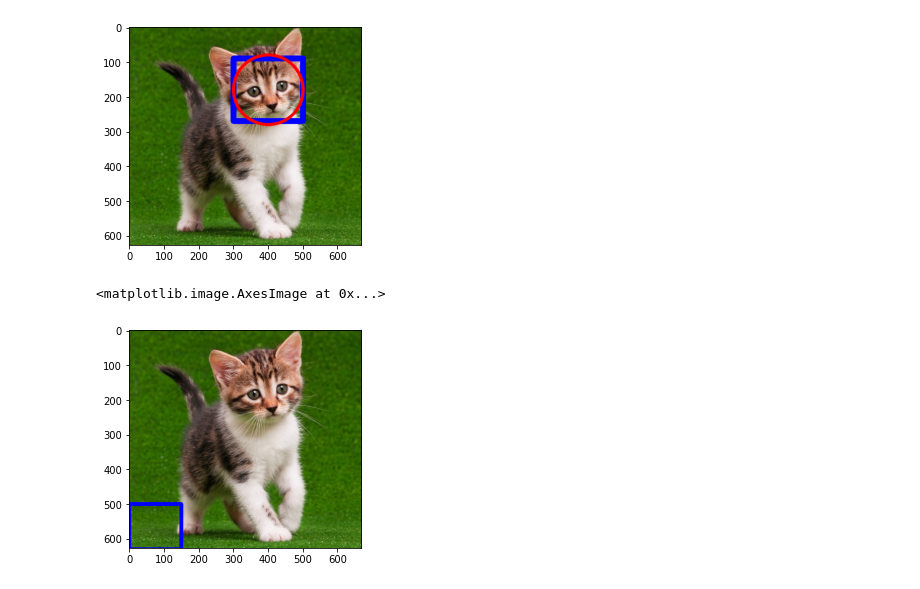
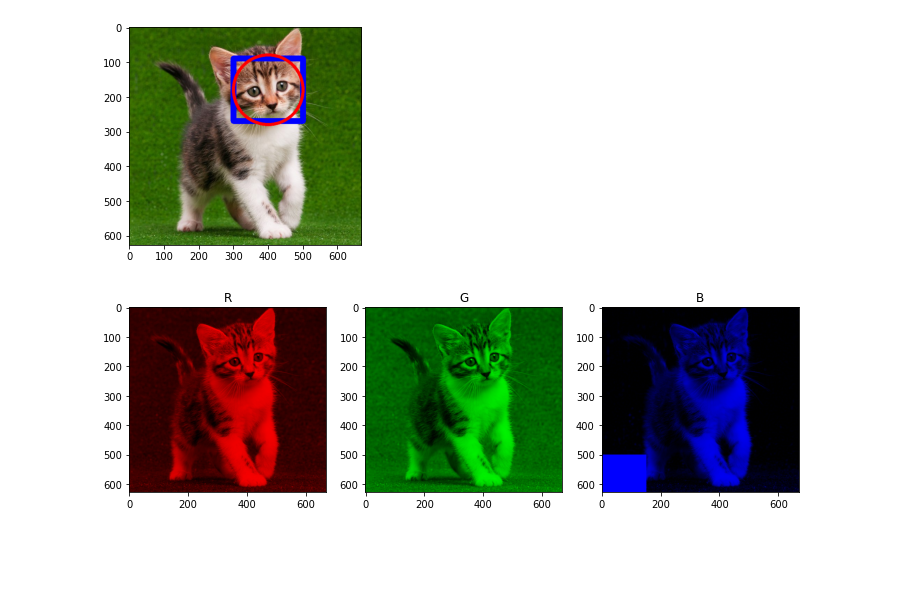
Before and after one commit to NadiaLayraAziza/PCVK_Genap_2022, a Jupyter notebook: Week2.ipynb, the cells around one changed output. Cells and saved outputs as stored; diff of their text form; code cells hidden in the pictures; blank space fills up the shorter version.

```diff
--- a/Week2.ipynb
+++ b/Week2.ipynb
@@ -194,10 +202,29 @@ plt.imshow(img_t6)
 # %%
 # Tugas Nomor 7
 img = cv.imread('/content/drive/MyDrive/PCVK_MM/Images/kitten01.jpg')
 img_rgb = cv.cvtColor(img,cv.COLOR_BGR2RGB)
-images7 = img_rgb
-cv.rectangle(images7,pt1=(0,500), pt2=(150,630), color=(0,0,255), thickness=10)
-plt.imshow(images7)
+
+img_arr = [img_rgb, img_rgb.copy(), img_rgb.copy()]
+title = ('R', 'G', 'B')
+# Create figure
+fig = plt.figure(figsize=(12, 6))
+# setting values to rows and column variables
+rows = 1
+columns = 3
+
+for i in range(3):
+  if(i == 0):
+    img_arr[i][:,:,1] = 0
+    img_arr[i][:,:,2] = 0
+  elif(i == 1):
+    img_arr[i][:,:,0] = 0
+    img_arr[i][:,:,2] = 0
+  else:
+    img_arr[i][:,:,0] = 0
+    img_arr[i][:,:,1] = 0
+    cv.rectangle(img_arr[i], pt1=(0,500), pt2=(150,630), color=(0,0,255), thickness=-1)
+  fig.add_subplot(rows, columns, i+1)
+  plt.title(title[i])
+  plt.imshow(img_arr[i])
 # %% [output]
-<matplotlib.image.AxesImage at 0x...>
-[figure, old version]
+[figure, new version]
```
Also changed, not shown: parts of 4 cells of this notebook.
